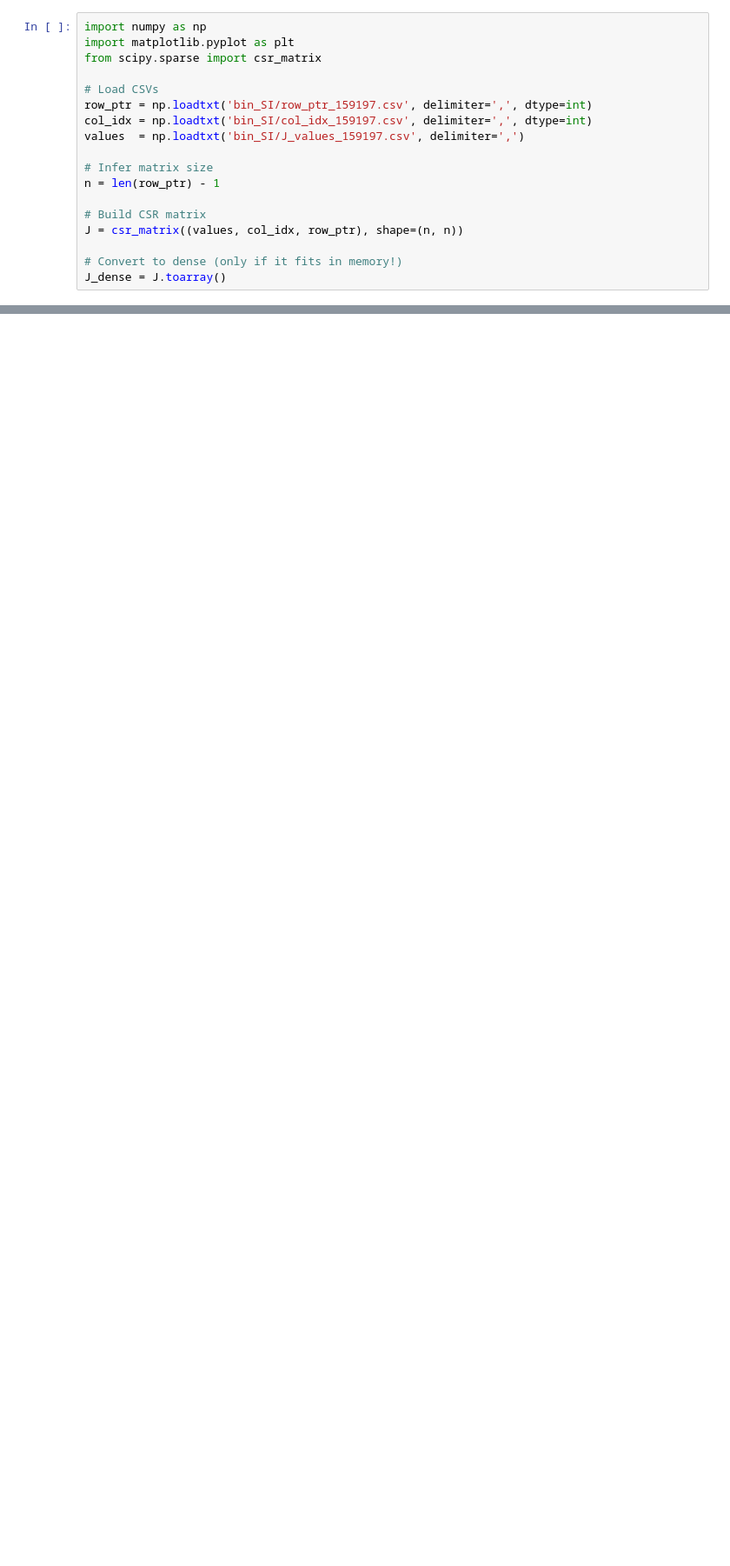
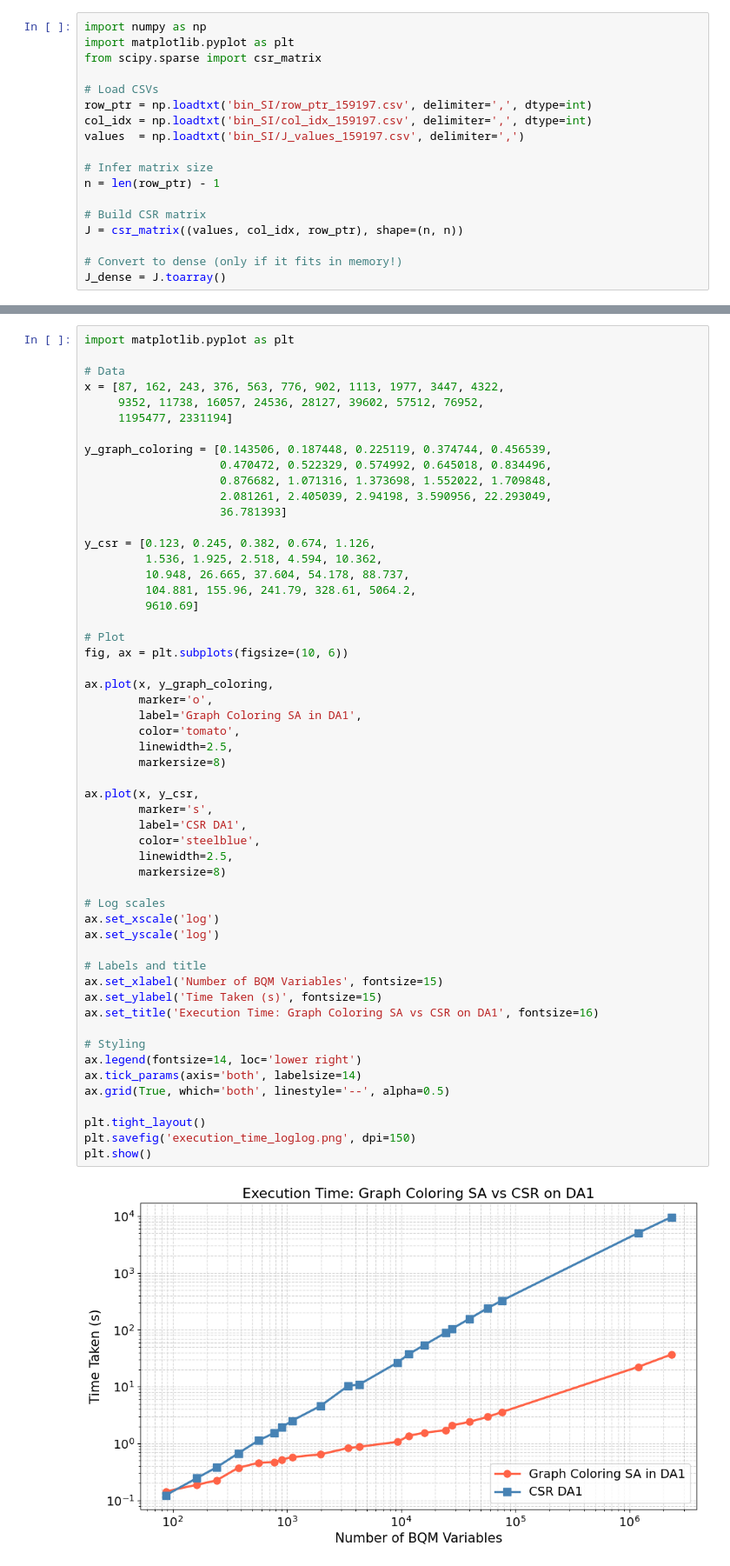
Before and after one commit to AdvithDesu/Digital_Annealer, a Jupyter notebook: Plotting shit.ipynb, the cells around one changed output, grey strips where cells are left out. Shown at 87% size. Saved outputs shown, nothing was run; the diff lists cells and outputs as text; blank space fills up the shorter version.

Commit message:
Adding time plots for graph coloring SA

```diff
--- a/Plotting shit.ipynb
+++ b/Plotting shit.ipynb
@@ -246,3 +246,59 @@ plt.tight_layout()
 plt.show()
 # %% [output]
 [figure]
+# %%
+import matplotlib.pyplot as plt
+
+# Data
+x = [87, 162, 243, 376, 563, 776, 902, 1113, 1977, 3447, 4322,
+     9352, 11738, 16057, 24536, 28127, 39602, 57512, 76952,
+     1195477, 2331194]
+
+y_graph_coloring = [0.143506, 0.187448, 0.225119, 0.374744, 0.456539,
+                    0.470472, 0.522329, 0.574992, 0.645018, 0.834496,
+                    0.876682, 1.071316, 1.373698, 1.552022, 1.709848,
+                    2.081261, 2.405039, 2.94198, 3.590956, 22.293049,
+                    36.781393]
+
+y_csr = [0.123, 0.245, 0.382, 0.674, 1.126,
+         1.536, 1.925, 2.518, 4.594, 10.362,
+         10.948, 26.665, 37.604, 54.178, 88.737,
+         104.881, 155.96, 241.79, 328.61, 5064.2,
+         9610.69]
+
+# Plot
+fig, ax = plt.subplots(figsize=(10, 6))
+
+ax.plot(x, y_graph_coloring,
+        marker='o',
+        label='Graph Coloring SA in DA1',
+        color='tomato',
+        linewidth=2.5,
+        markersize=8)
+
+ax.plot(x, y_csr,
+        marker='s',
+        label='CSR DA1',
+        color='steelblue',
+        linewidth=2.5,
+        markersize=8)
+
+# Log scales
+ax.set_xscale('log')
+ax.set_yscale('log')
+
+# Labels and title
+ax.set_xlabel('Number of BQM Variables', fontsize=15)
+ax.set_ylabel('Time Taken (s)', fontsize=15)
+ax.set_title('Execution Time: Graph Coloring SA vs CSR on DA1', fontsize=16)
+
+# Styling
+ax.legend(fontsize=14, loc='lower right')
+ax.tick_params(axis='both', labelsize=14)
+ax.grid(True, which='both', linestyle='--', alpha=0.5)
+
+plt.tight_layout()
+plt.savefig('execution_time_loglog.png', dpi=150)
+plt.show()
+# %% [output]
+[figure, added]
```
